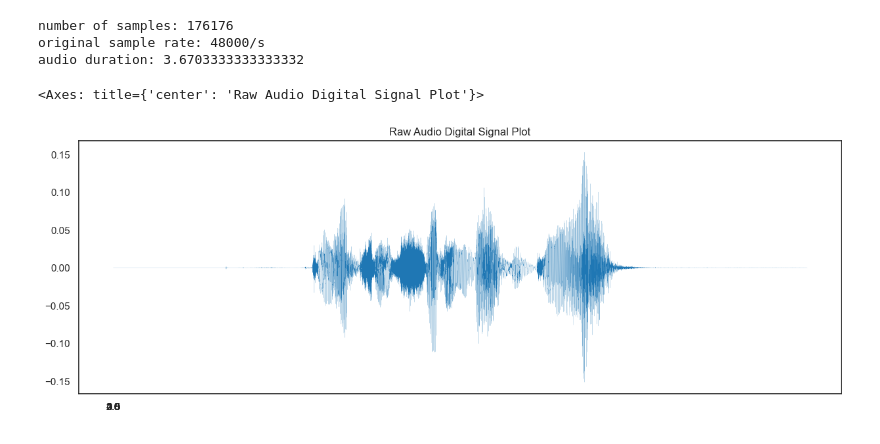
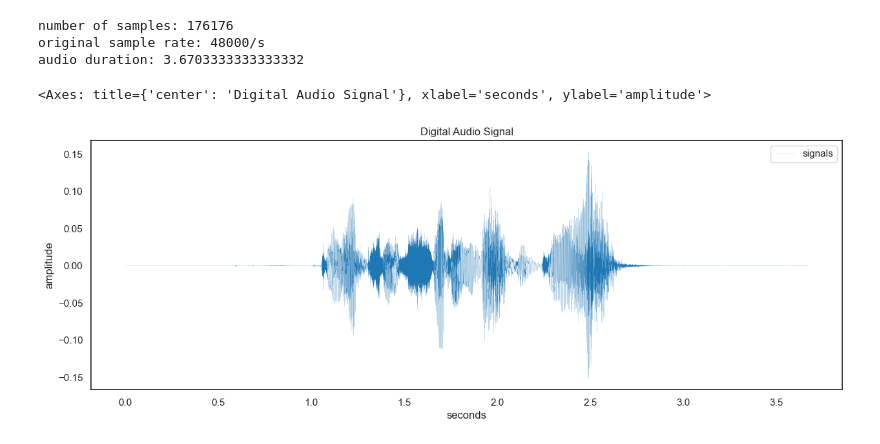
Before and after one commit to Syed-A-Naqvi/audiomorph, a Jupyter notebook: test.ipynb, the cells around one changed output. Saved outputs shown, nothing was run; the diff lists cells and outputs as text; code cells hidden in the pictures.

Commit message:
Corrected axis data

```diff
--- a/test.ipynb
+++ b/test.ipynb
@@ -41,8 +41,11 @@ audio duration: 3.6703333333333332
 # %%
 # plotting digital signal
 duration = int(math.floor( (len(digital_signal)/sample_rate) + 1))
-pd.Series(digital_signal).plot(figsize=(15,5), lw=0.1,
-                               title="Raw Audio Digital Signal Plot", xticks=np.arange(0,duration+0.5, 0.5))
+sound_df = pd.DataFrame({
+    "signals": digital_signal,
+    "seconds": np.array([i/sample_rate for i in range(0,len(digital_signal))])
+})
+sound_df.plot(y="signals", x="seconds", figsize=(15,5), lw=0.1, title="Digital Audio Signal", xlabel="seconds", ylabel="amplitude")
 # %% [output]
-<Axes: title={'center': 'Raw Audio Digital Signal Plot'}>
+<Axes: title={'center': 'Digital Audio Signal'}, xlabel='seconds', ylabel='amplitude'>
-[figure, old version]
+[figure, new version]
```
